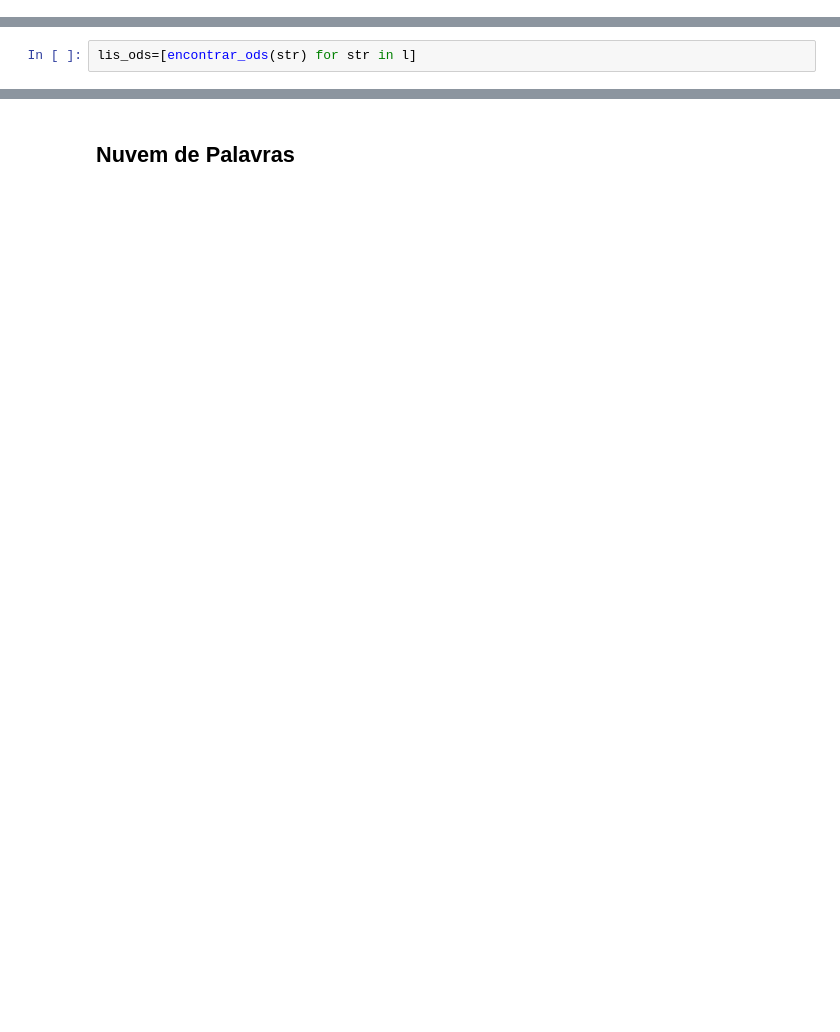
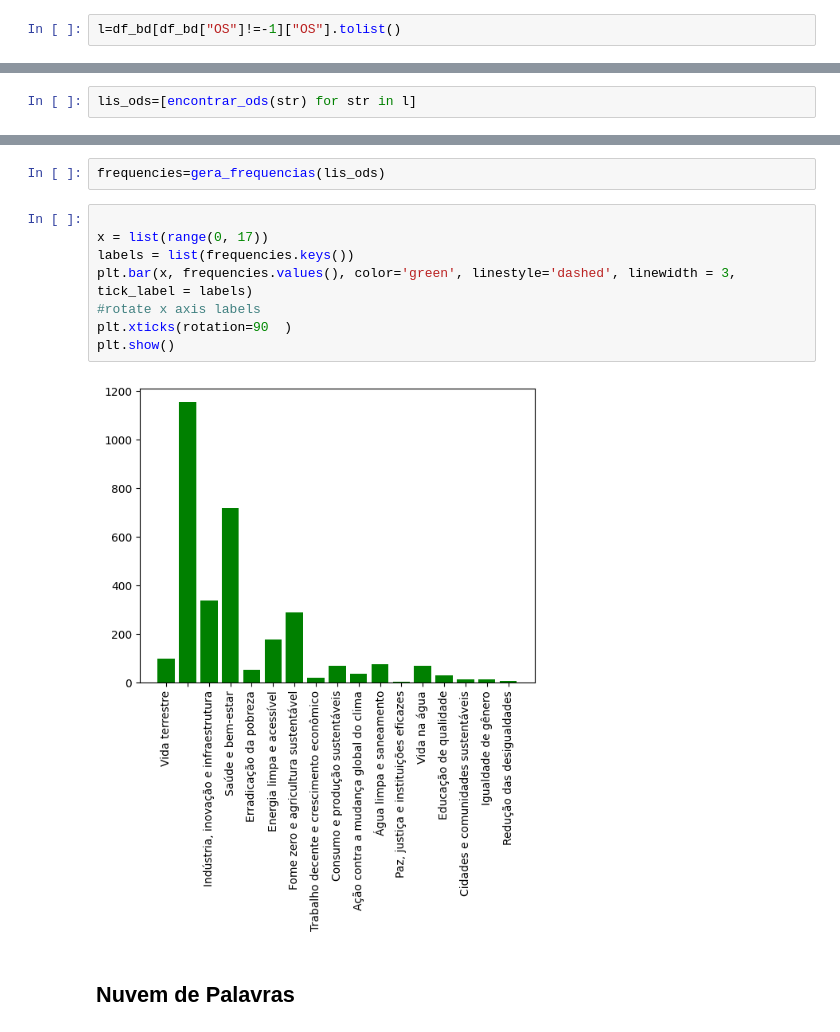
Before and after one commit to neylemkeunesp/abstracts, a Jupyter notebook: abstracts.ipynb, the cells around one changed output, grey strips where cells are left out. Cells and saved outputs as stored; diff of their text form; blank space fills up the shorter version.

```diff
--- a/abstracts.ipynb
+++ b/abstracts.ipynb
@@ -232,3 +261,5 @@ start
 end
 # %% [output]
 65374
+# %%
+l=df_bd[df_bd["OS"]!=-1]["OS"].tolist()
@@ -262,2 +308,14 @@ gera_frequencias(lis_ods)
+# %%
+frequencies=gera_frequencias(lis_ods)
+# %%
+
+x = list(range(0, 17))
+labels = list(frequencies.keys())
+plt.bar(x, frequencies.values(), color='green', linestyle='dashed', linewidth = 3, tick_label = labels)
+#rotate x axis labels
+plt.xticks(rotation=90  )
+plt.show()
+# %% [output]
+[figure, added]
 # %% [markdown]
 ## Nuvem de Palavras
```
Also changed, not shown: parts of 22 cells of this notebook, 1 other file.
